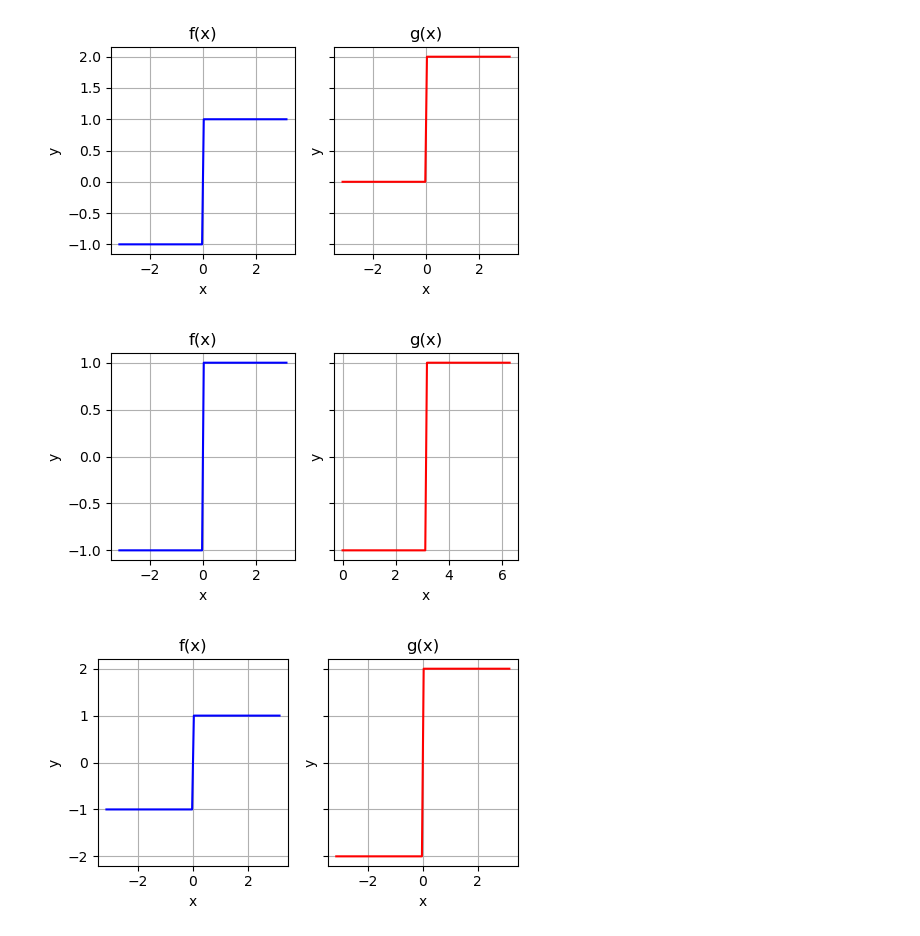
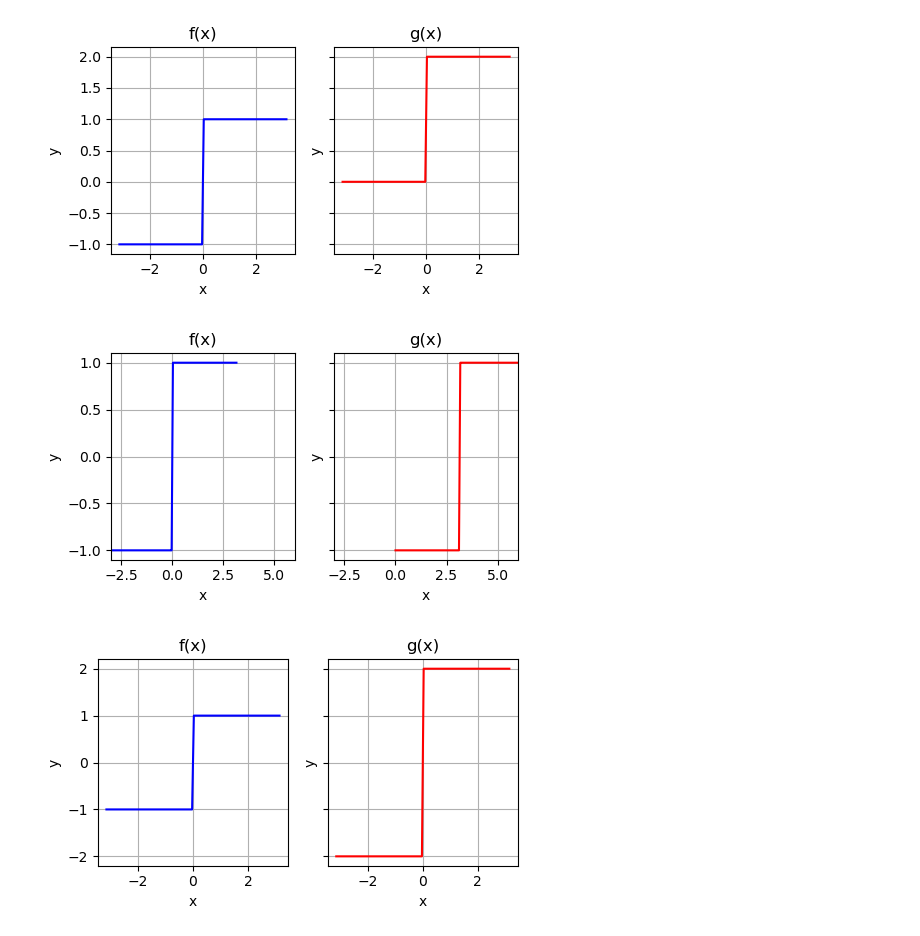
Before and after one commit to Shruti-Karandikar/fourier, a Jupyter notebook: fourier_series_expts.ipynb, the cells around one changed output. Cells and saved outputs as stored; diff of their text form; code cells hidden in the pictures.

```diff
--- a/fourier_series_expts.ipynb
+++ b/fourier_series_expts.ipynb
@@ -142,34 +176,36 @@ plt.show()
 import numpy as np
 import matplotlib.pyplot as plt
 x_c = np.linspace(0, 2*np.pi, 100)
 fx = np.sign(np.sin(x_a))
 gx = np.sign(-1 * np.sin(x_c))
 gx[0] = -1
 
 fig, (ax1, ax2) = plt.subplots(1, 2, figsize=(5, 3), sharey = True)
 
 
 ax1.plot(x_a, fx, 'b')
 ax1.set_title('f(x)')
 ax1.set_xlabel('x')
 ax1.set_ylabel('y')
+ax1.set_xlim(-3, 6)
 ax1.grid(True)
 
 
 
 ax2.plot(x_c, gx, 'r')
 ax2.set_title('g(x)')
 ax2.set_xlabel('x')
 ax2.set_ylabel('y')
+ax2.set_xlim(-3, 6)
 ax2.grid(True)
 
 
 # Adjust layout
 plt.tight_layout()
 plt.savefig("horizontal_shift.jpg")
 plt.show()
 # %% [output]
-[figure, old version]
+[figure, new version]
 # %%
 #Vertical scaling
 import numpy as np
```
Also changed, not shown: parts of 3 cells of this notebook.
